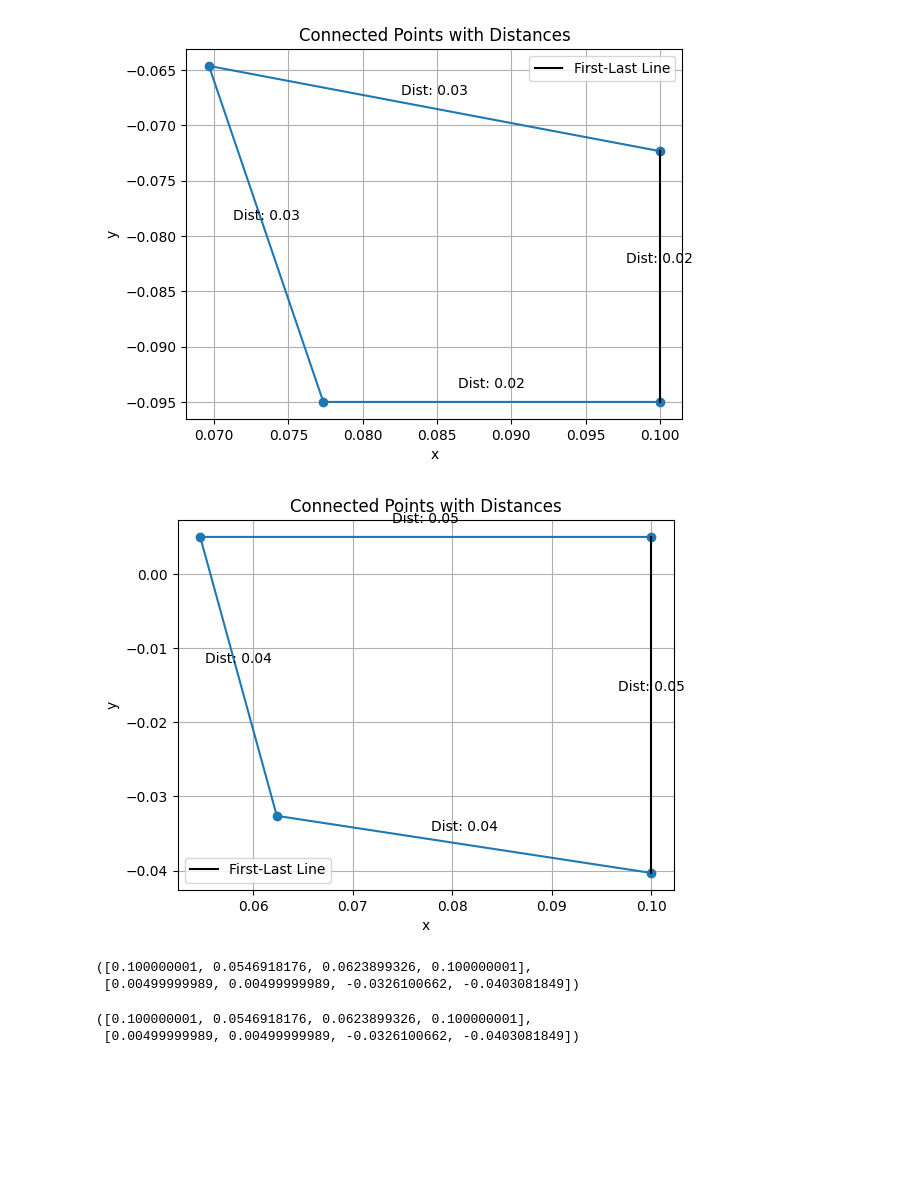
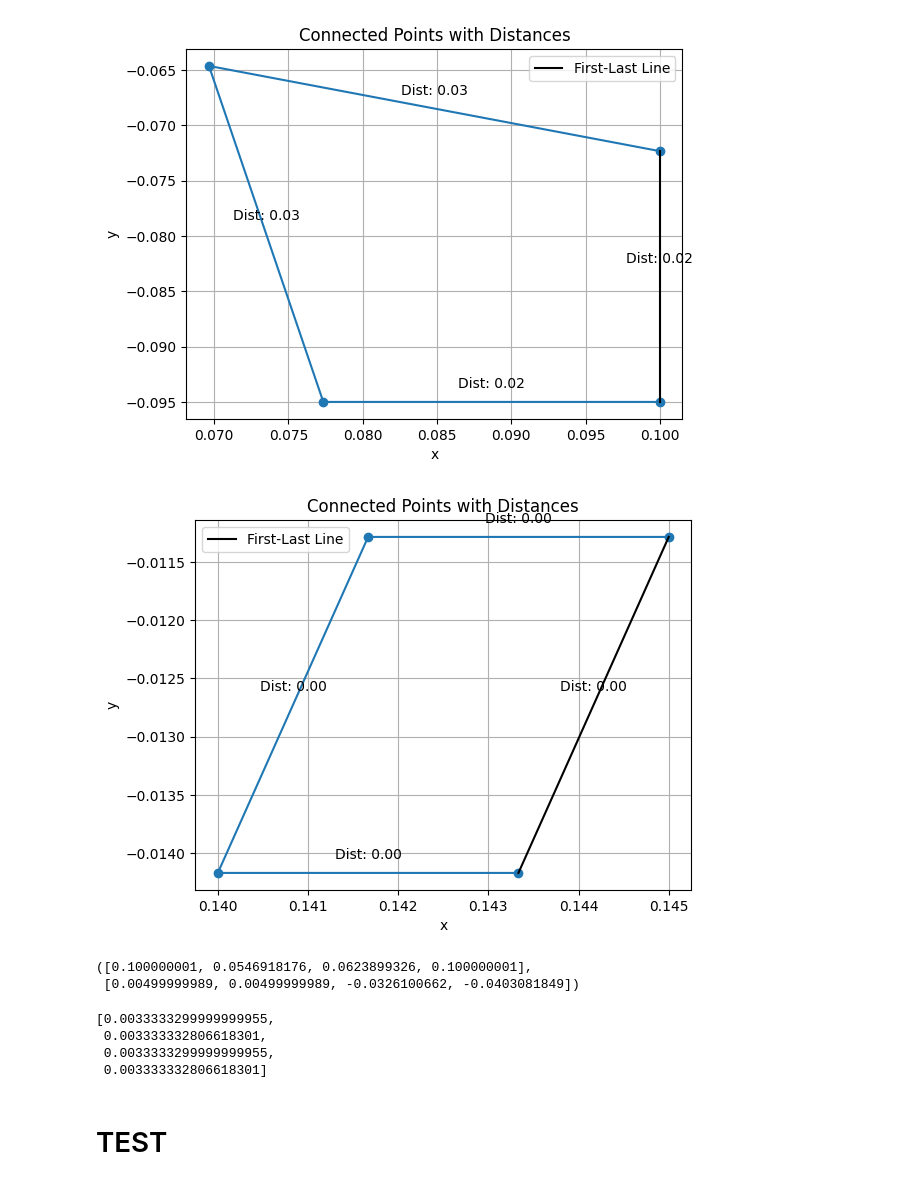
Before and after one commit to VladimirKrutko/MES, a Jupyter notebook: read_file.ipynb, the cells around one changed output. Saved outputs shown, nothing was run; the diff lists cells and outputs as text; code cells hidden in the pictures; blank space fills up the shorter version.

```diff
--- a/read_file.ipynb
+++ b/read_file.ipynb
@@ -125,5 +118,0 @@ gr_mix.grid[nr][nr_2].pc,gr_mix.grid[nr][nr_2].L_ind
-# %%
-L_ind = [0,0,0,0]
-for i in Hbc_calulation(x,y, Pc_1, alfa, L_ind):
-    print(i)
-    print('-----------------')
@@ -197,19 +168,13 @@ calculate_distances_and_plot(x, y)
 # %% [output]
 [figure]
 # %%
-x, y = gr_mix.grid[1][0].x, gr_mix.grid[1][0].y
-
+x, y = gr_trapez.grid[1][1].x, gr_trapez.grid[1][1].y
 
 calculate_distances_and_plot(x, y)
 # %% [output]
-[figure, old version]
+[figure, new version]
 # %%
 gr_mix.grid[1][0].x, gr_mix.grid[1][0].y
 # %% [output]
 ([0.100000001, 0.0546918176, 0.0623899326, 0.100000001],
  [0.00499999989, 0.00499999989, -0.0326100662, -0.0403081849])
-# %%
-gr_mix.grid[row][col].x, gr_mix.grid[row][col].y
-# %% [output]
-([0.100000001, 0.0546918176, 0.0623899326, 0.100000001],
- [0.00499999989, 0.00499999989, -0.0326100662, -0.0403081849])
@@ -221,0 +181,9 @@ def L2(x, y):
+# %%
+L(gr_trapez.grid[1][0].x, gr_trapez.grid[1][0].y)
+# %% [output]
+[0.0033333299999999955,
+ 0.003333332806618301,
+ 0.0033333299999999955,
+ 0.003333332806618301]
+# %% [markdown]
+# TEST
```
Also changed, not shown: parts of 22 cells of this notebook, 7 other files.
